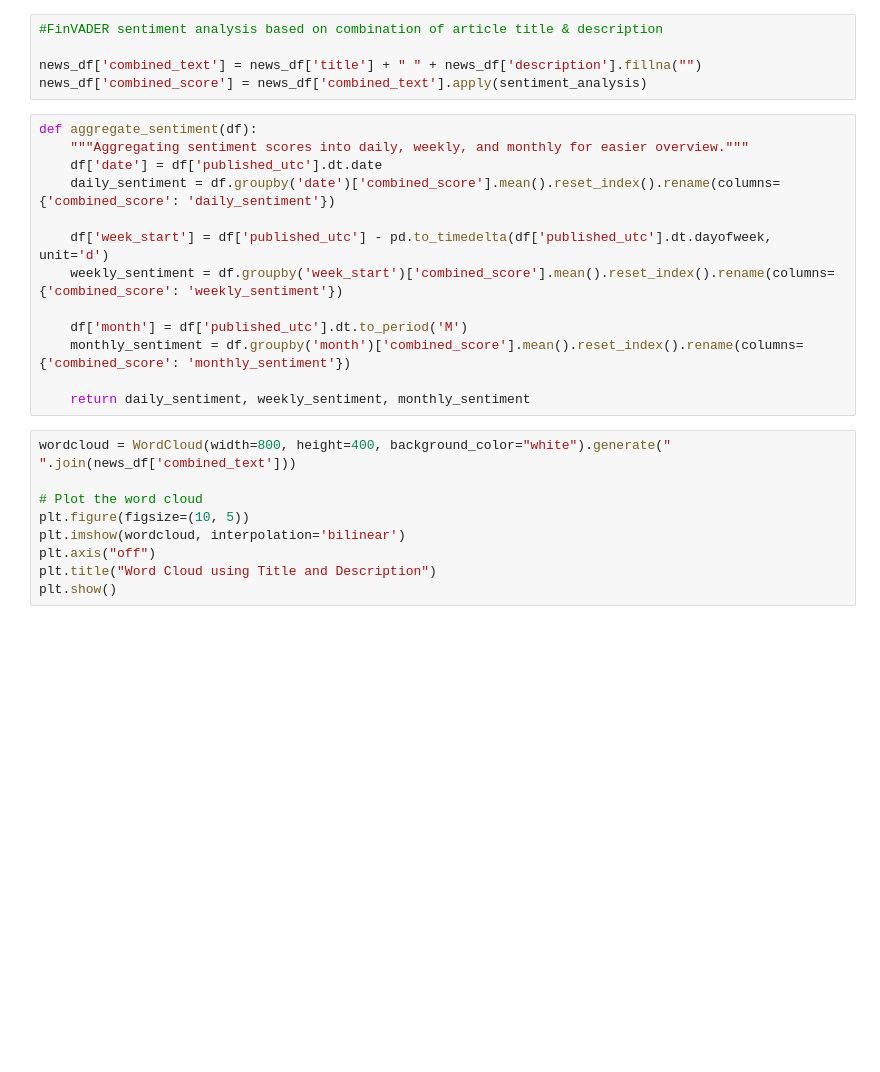
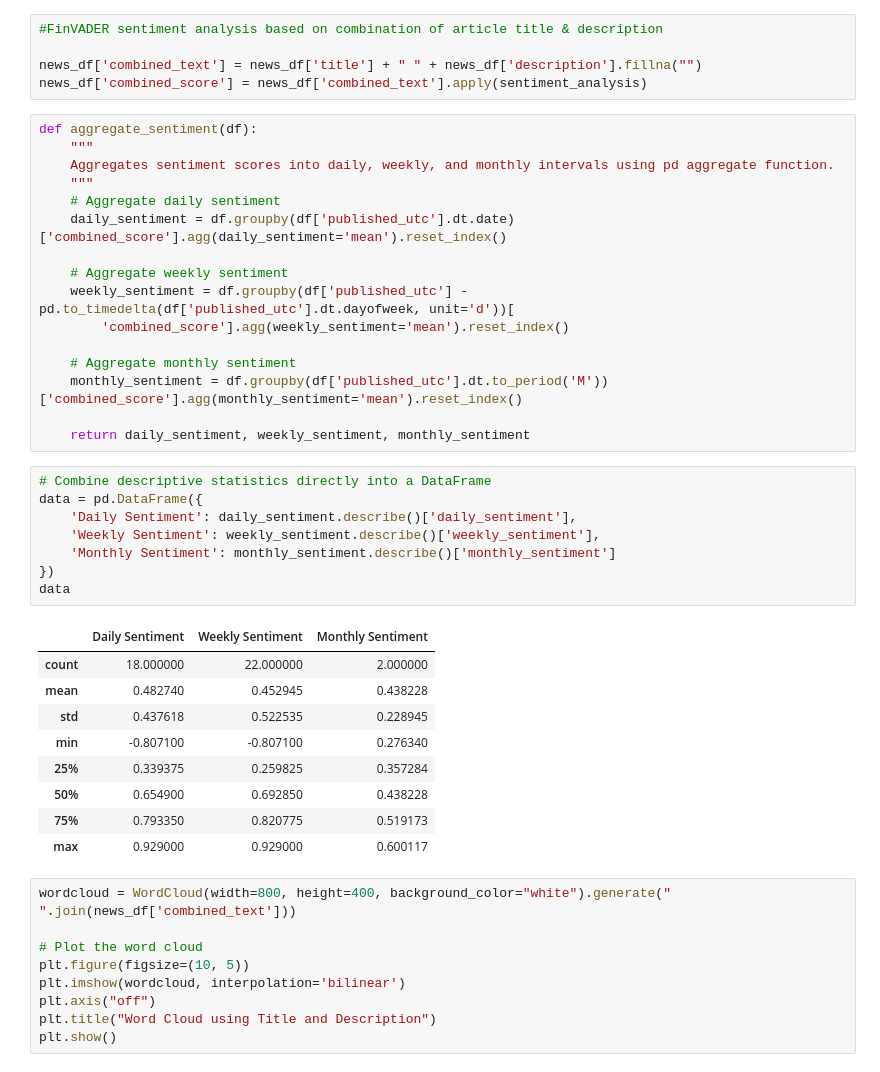
Before and after one commit to laszloj979903/Python_project_AidaBence_corrected, a Jupyter notebook: project.ipynb, the cells around one changed output. Saved outputs shown, nothing was run; the diff lists cells and outputs as text; blank space fills up the shorter version.

Commit message:
Added score overview

```diff
--- a/project.ipynb
+++ b/project.ipynb
@@ -116,17 +116,38 @@ news_df['combined_text'] = news_df['title'] + " " + news_df['description'].filln
 news_df['combined_score'] = news_df['combined_text'].apply(sentiment_analysis)
 # %%
 def aggregate_sentiment(df):
-    """Aggregating sentiment scores into daily, weekly, and monthly for easier overview."""
-    df['date'] = df['published_utc'].dt.date
-    daily_sentiment = df.groupby('date')['combined_score'].mean().reset_index().rename(columns={'combined_score': 'daily_sentiment'})
+    """
+    Aggregates sentiment scores into daily, weekly, and monthly intervals using pd aggregate function.
+    """
+    # Aggregate daily sentiment
+    daily_sentiment = df.groupby(df['published_utc'].dt.date)['combined_score'].agg(daily_sentiment='mean').reset_index()
 
-    df['week_start'] = df['published_utc'] - pd.to_timedelta(df['published_utc'].dt.dayofweek, unit='d')
-    weekly_sentiment = df.groupby('week_start')['combined_score'].mean().reset_index().rename(columns={'combined_score': 'weekly_sentiment'})
+    # Aggregate weekly sentiment
+    weekly_sentiment = df.groupby(df['published_utc'] - pd.to_timedelta(df['published_utc'].dt.dayofweek, unit='d'))[
+        'combined_score'].agg(weekly_sentiment='mean').reset_index()
 
-    df['month'] = df['published_utc'].dt.to_period('M')
-    monthly_sentiment = df.groupby('month')['combined_score'].mean().reset_index().rename(columns={'combined_score': 'monthly_sentiment'})
+    # Aggregate monthly sentiment
+    monthly_sentiment = df.groupby(df['published_utc'].dt.to_period('M'))['combined_score'].agg(monthly_sentiment='mean').reset_index()
 
     return daily_sentiment, weekly_sentiment, monthly_sentiment
+# %%
+# Combine descriptive statistics directly into a DataFrame
+data = pd.DataFrame({
+    'Daily Sentiment': daily_sentiment.describe()['daily_sentiment'],
+    'Weekly Sentiment': weekly_sentiment.describe()['weekly_sentiment'],
+    'Monthly Sentiment': monthly_sentiment.describe()['monthly_sentiment']
+})
+data
+# %% [output]
+|  | Daily Sentiment | Weekly Sentiment | Monthly Sentiment |
+| count | 18.000000 | 22.000000 | 2.000000 |
+| mean | 0.482740 | 0.452945 | 0.438228 |
+| std | 0.437618 | 0.522535 | 0.228945 |
+| min | -0.807100 | -0.807100 | 0.276340 |
+| 25% | 0.339375 | 0.259825 | 0.357284 |
+| 50% | 0.654900 | 0.692850 | 0.438228 |
+| 75% | 0.793350 | 0.820775 | 0.519173 |
+| max | 0.929000 | 0.929000 | 0.600117 |
 # %%
 wordcloud = WordCloud(width=800, height=400, background_color="white").generate(" ".join(news_df['combined_text']))
 
```
Also changed, not shown: parts of 4 cells of this notebook.
